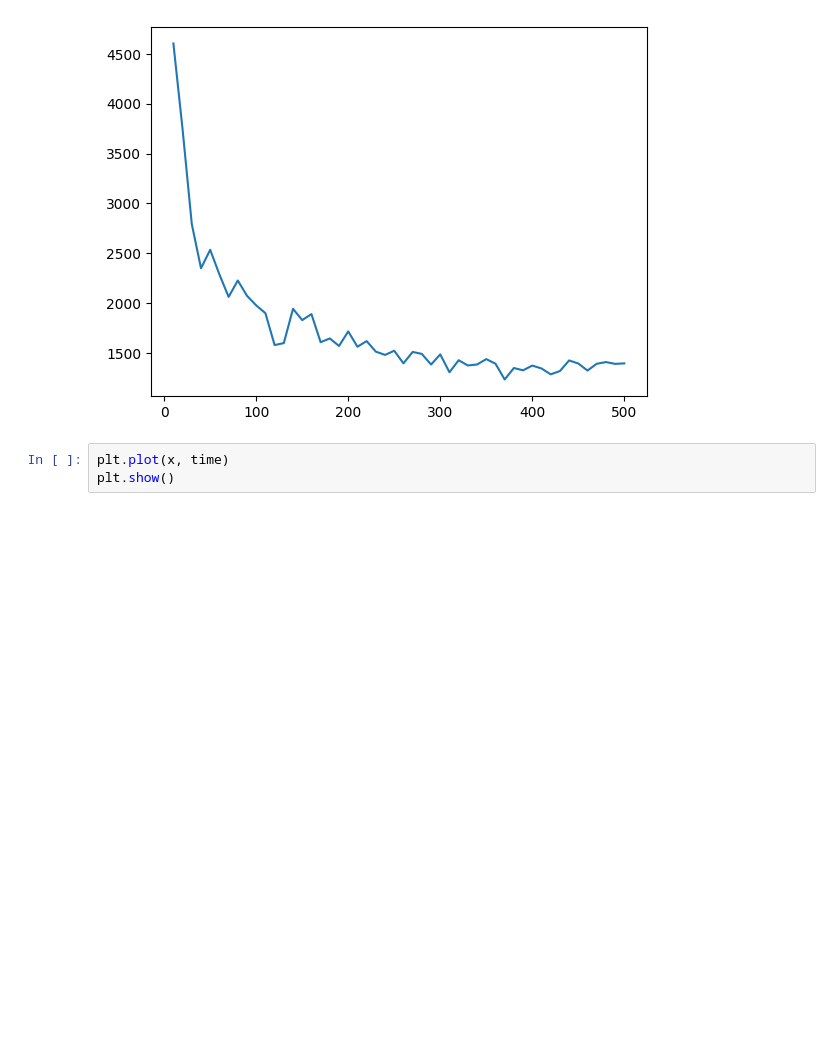
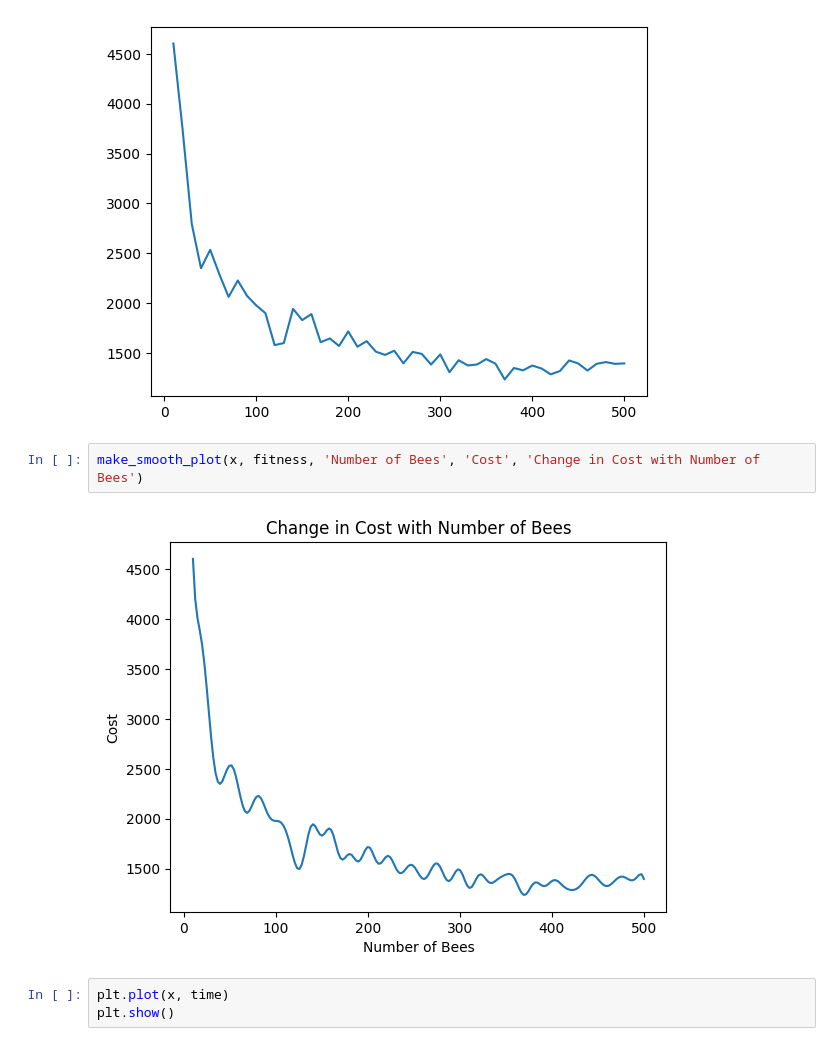
Before and after one commit to Abhijith-TR/Aircraft-Scheduling, a Jupyter notebook: results.ipynb, the cells around one changed output. Drawn from its saved outputs; the diff is of its cells as text; blank space fills up the shorter version.

```diff
--- a/results.ipynb
+++ b/results.ipynb
@@ -10,6 +39,10 @@ plt.plot(x, fitness)
 plt.show()
 # %% [output]
 [figure]
+# %%
+make_smooth_plot(x, fitness, 'Number of Bees', 'Cost', 'Change in Cost with Number of Bees')
+# %% [output]
+[figure, added]
 # %%
 plt.plot(x, time)
 plt.show()
```
Also changed, not shown: parts of 5 cells of this notebook, 2 other files.
